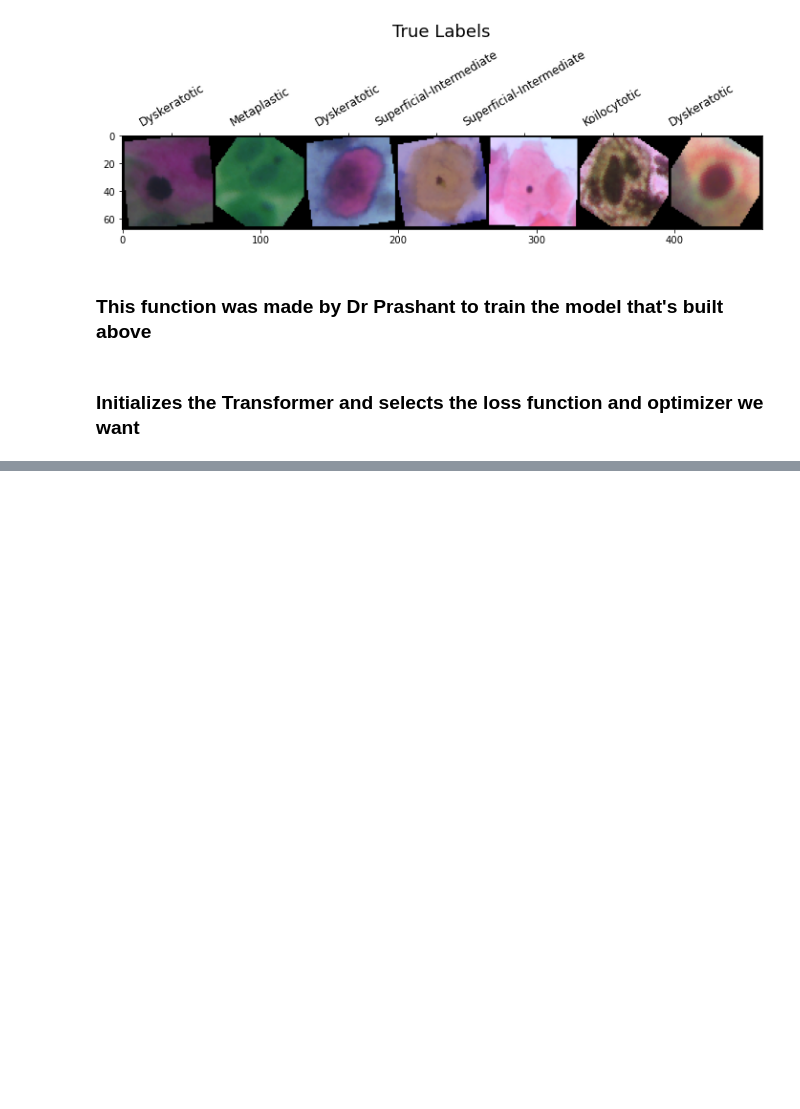
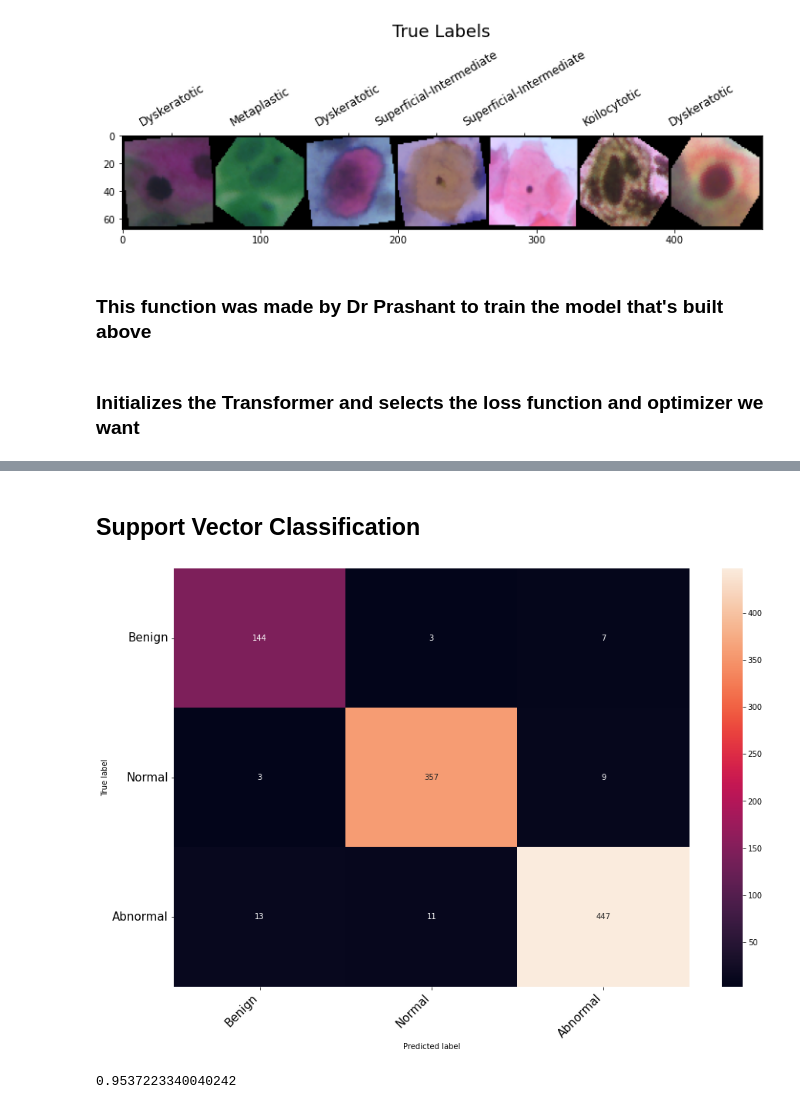
Before and after one commit to TFielloii/ERAU_MA540_Team5, a Jupyter notebook: CCT_Cervical_Cancer_Exp.ipynb, the cells around one changed output, grey strips where cells are left out. Cells and saved outputs as stored; diff of their text form; code cells hidden in the pictures; blank space fills up the shorter version.

```diff
--- a/CCT_Cervical_Cancer_Exp.ipynb
+++ b/CCT_Cervical_Cancer_Exp.ipynb
@@ -920,3 +965,41 @@ Average loss across the testing data: 0.1878853254020214, Average testing accura
+# %%
+if n_class == 12:
+    generalize = {0:1, 1:1, 2:2, 3:2, 4:0, 5:1, 6:1, 7:1, 8:2, 9:2, 10:2, 11:2}
+    y_tr = pd.DataFrame(y_tr, columns=['y'])
+    y_tr['y'] = y_tr['y'].map(generalize).to_numpy()
+    y_va = pd.DataFrame(y_va, columns=['y'])
+    y_va['y'] = y_va['y'].map(generalize).to_numpy()
+    y_te = pd.DataFrame(y_te, columns=['y'])
+    y_te['y'] = y_te['y'].map(generalize).to_numpy()
+    y_tr = y_tr['y'].to_numpy()
+    y_va = y_va['y'].to_numpy()
+    y_te = y_te['y'].to_numpy()
+# %%
+def conf_mat(y_te,y_pred):
+    plt.figure(figsize=(15,10))
+
+    confusion_matrix = np.zeros((3, 3))
+    for i in range(len(y_pred)):
+        confusion_matrix[y_te[i]][y_pred[i]] += 1
+
+    three_class = ['Benign', 'Normal', 'Abnormal']
+    cm_df = pd.DataFrame(confusion_matrix, index=three_class, columns=three_class).astype(int)
+    heatmap = sns.heatmap(cm_df, annot=True, fmt="d")
+
+    heatmap.yaxis.set_ticklabels(heatmap.yaxis.get_ticklabels(), rotation=0, ha='right',fontsize=15)
+    heatmap.xaxis.set_ticklabels(heatmap.xaxis.get_ticklabels(), rotation=45, ha='right',fontsize=15)
+    plt.ylabel('True label')
+    plt.xlabel('Predicted label')
+    plt.show()
+
+    print(accuracy_score(y_pred,y_te))
+# %% [markdown]
+## Support Vector Classification
 # %%
 clf = svm.SVC()
-clf.fit
+clf.fit(x_tr, y_tr)
+y_pred = clf.predict(x_te)
+conf_mat(y_te,y_pred)
+# %% [output]
+[figure, added]
+0.9537223340040242
```
Also changed, not shown: parts of 23 cells of this notebook, 9 other files.
